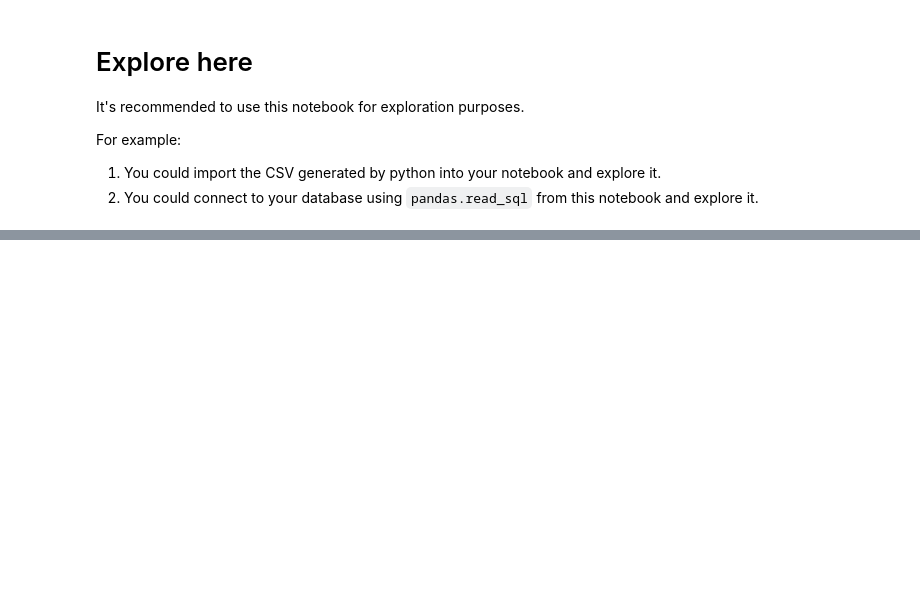
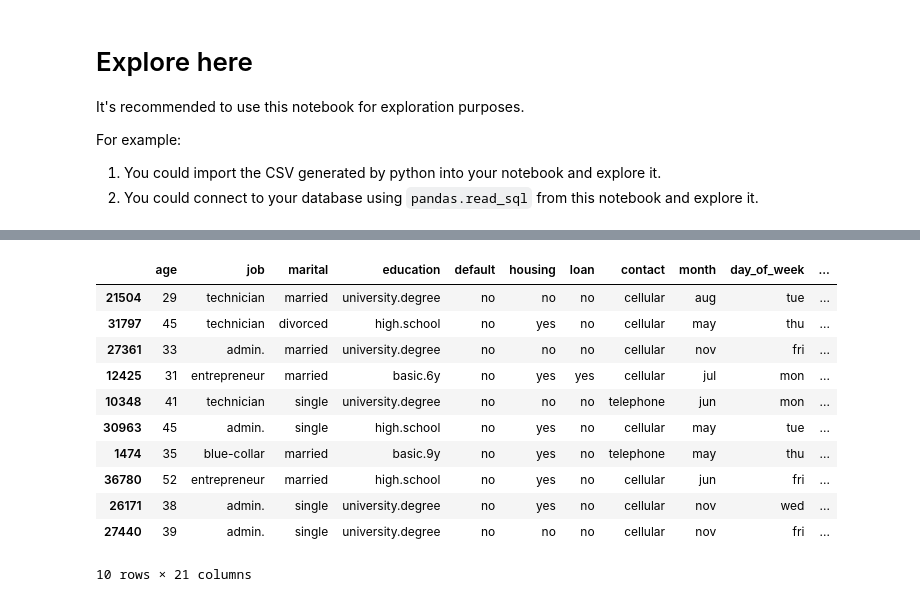
Before and after one commit to mronqui/LogisticRegressionProject, a Jupyter notebook: src/explore.ipynb, the cells around one changed output, grey strips where cells are left out. Cells and saved outputs as stored; diff of their text form; code cells hidden in the pictures; blank space fills up the shorter version.

```diff
--- a/src/explore.ipynb
+++ b/src/explore.ipynb
@@ -115,0 +27,4 @@ y
+# %%
+# Example importing the CSV here
+
+df_raw = pd.read_csv('https://raw.githubusercontent.com/4GeeksAcademy/logistic-regression-project-tutorial/main/bank-marketing-campaign-data.csv', sep=";")
@@ -115,0 +51,15 @@ y
+# %%
+df_raw.sample(10)
+# %% [output]
+|  | age | job | marital | education | default | housing | loan | contact | month | day_of_week | ... |
+| 21504 | 29 | technician | married | university.degree | no | no | no | cellular | aug | tue | ... |
+| 31797 | 45 | technician | divorced | high.school | no | yes | no | cellular | may | thu | ... |
+| 27361 | 33 | admin. | married | university.degree | no | no | no | cellular | nov | fri | ... |
+| 12425 | 31 | entrepreneur | married | basic.6y | no | yes | yes | cellular | jul | mon | ... |
+| 10348 | 41 | technician | single | university.degree | no | no | no | telephone | jun | mon | ... |
+| 30963 | 45 | admin. | single | high.school | no | yes | no | cellular | may | tue | ... |
+| 1474 | 35 | blue-collar | married | basic.9y | no | yes | no | telephone | may | thu | ... |
+| 36780 | 52 | entrepreneur | married | high.school | no | yes | no | cellular | jun | fri | ... |
+| 26171 | 38 | admin. | single | university.degree | no | yes | no | cellular | nov | wed | ... |
+| 27440 | 39 | admin. | single | university.degree | no | no | no | cellular | nov | fri | ... |
+10 rows × 21 columns
```
Also changed, not shown: parts of 55 cells of this notebook, 1 other file.
